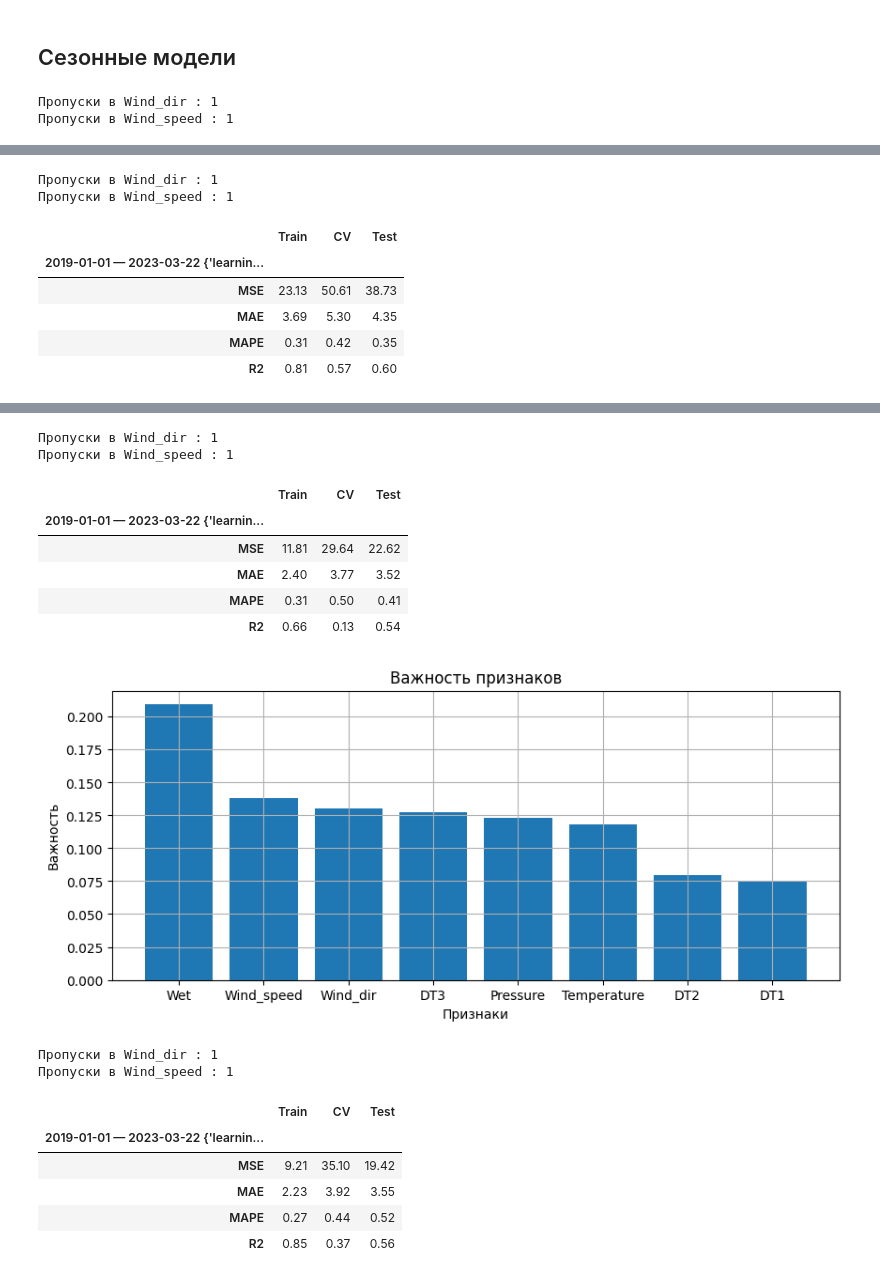
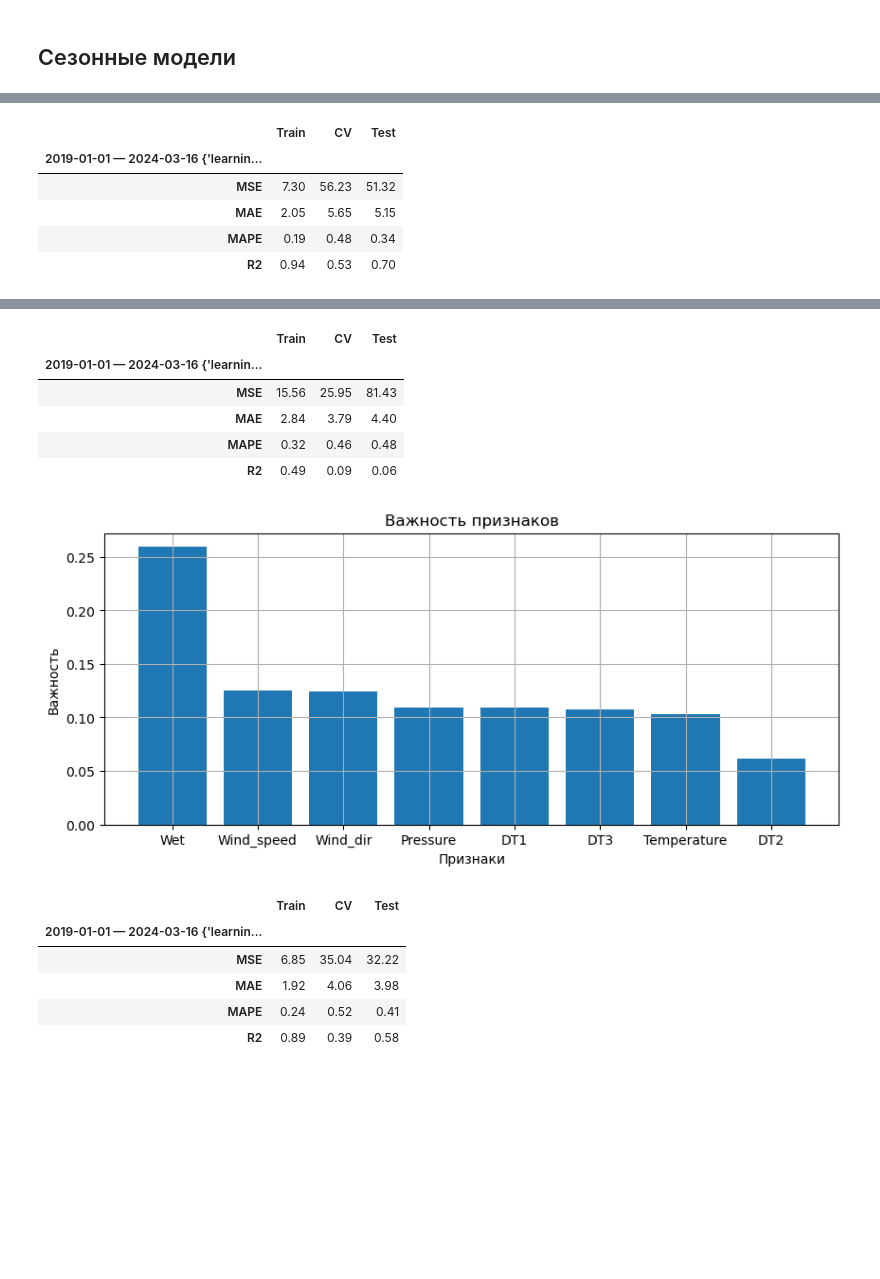
Before and after one commit to Nikita-Lev/Forecasting-PM-2.5-in-the-atmosphere-of-Krasnoyarsk, a Jupyter notebook: XGBoost/XGBoost.ipynb, the cells around one changed output, grey strips where cells are left out. Cells and saved outputs as stored; diff of their text form; code cells hidden in the pictures; blank space fills up the shorter version.

```diff
--- a/XGBoost/XGBoost.ipynb
+++ b/XGBoost/XGBoost.ipynb
@@ -37,7 +71,7 @@ params
 model = XGBRegressor(random_state = 100)
 # %%
 # Срез данных от begin до end
-begin, end = '2019-01-01', '2023-04-06'
+begin, end = '2019-01-01', '2024-03-19'
 
 for season in ['winters', 'springs', 'summers', 'autumns']:
     ModelProcessing(model, sensor, fill, district, begin, end, seasonModel = '', season_test = season, params = params, gridSearch = True, paramDependencies = ['n_estimators', 'learning_rate'], plotRes = False, featImp = False)#, savePath = 'Results/Results xgb.xlsx')
@@ -76,11 +85,9 @@ for season in ['winters', 'springs', 'summers', 'autumns']:
 # %% [markdown]
 ## Сезонные модели
 # %%
-begin, end = '2019-01-01', '2023-04-06'
+begin, end = '2019-01-01', '2024-03-19'
 
 for season in ['winters', 'springs', 'summers', 'autumns']:
-    ModelProcessing(model, sensor, fill, district, begin, end, seasonModel = season, season_test = season, params = params, gridSearch = True, paramDependencies = [], plotRes = False, featImp = True)#, savePath = 'Results/Results xgb.xlsx')
+    ModelProcessing(model, sensor, fill, district, begin, end, seasonModel = season, season_test = season, params = params, gridSearch = True, paramDependencies = [], plotRes = False, featImp = True, savePath = 'Results/Results xgb_new.xlsx', sheet_name = 'По сезонам CV')
 # %% [output]
-Пропуски в Wind_dir : 1
-Пропуски в Wind_speed : 1
 |  | Train | CV | Test |
@@ -93,8 +100,6 @@ for season in ['winters', 'springs', 'summers', 'autumns']:
-Пропуски в Wind_dir : 1
-Пропуски в Wind_speed : 1
 |  | Train | CV | Test |
-| 2019-01-01 — 2023-03-22 {'learnin... |  |  |  |
-| MSE | 23.13 | 50.61 | 38.73 |
-| MAE | 3.69 | 5.30 | 4.35 |
-| MAPE | 0.31 | 0.42 | 0.35 |
-| R2 | 0.81 | 0.57 | 0.60 |
+| 2019-01-01 — 2024-03-16 {'learnin... |  |  |  |
+| MSE | 7.30 | 56.23 | 51.32 |
+| MAE | 2.05 | 5.65 | 5.15 |
+| MAPE | 0.19 | 0.48 | 0.34 |
+| R2 | 0.94 | 0.53 | 0.70 |
@@ -102,17 +107,13 @@ for season in ['winters', 'springs', 'summers', 'autumns']:
-Пропуски в Wind_dir : 1
-Пропуски в Wind_speed : 1
 |  | Train | CV | Test |
-| 2019-01-01 — 2023-03-22 {'learnin... |  |  |  |
-| MSE | 11.81 | 29.64 | 22.62 |
-| MAE | 2.40 | 3.77 | 3.52 |
-| MAPE | 0.31 | 0.50 | 0.41 |
-| R2 | 0.66 | 0.13 | 0.54 |
+| 2019-01-01 — 2024-03-16 {'learnin... |  |  |  |
+| MSE | 15.56 | 25.95 | 81.43 |
+| MAE | 2.84 | 3.79 | 4.40 |
+| MAPE | 0.32 | 0.46 | 0.48 |
+| R2 | 0.49 | 0.09 | 0.06 |
-[figure, old version]
+[figure, new version]
-Пропуски в Wind_dir : 1
-Пропуски в Wind_speed : 1
 |  | Train | CV | Test |
-| 2019-01-01 — 2023-03-22 {'learnin... |  |  |  |
-| MSE | 9.21 | 35.10 | 19.42 |
-| MAE | 2.23 | 3.92 | 3.55 |
-| MAPE | 0.27 | 0.44 | 0.52 |
-| R2 | 0.85 | 0.37 | 0.56 |
+| 2019-01-01 — 2024-03-16 {'learnin... |  |  |  |
+| MSE | 6.85 | 35.04 | 32.22 |
+| MAE | 1.92 | 4.06 | 3.98 |
+| MAPE | 0.24 | 0.52 | 0.41 |
+| R2 | 0.89 | 0.39 | 0.58 |
```
Also changed, not shown: parts of 20 cells of this notebook.
